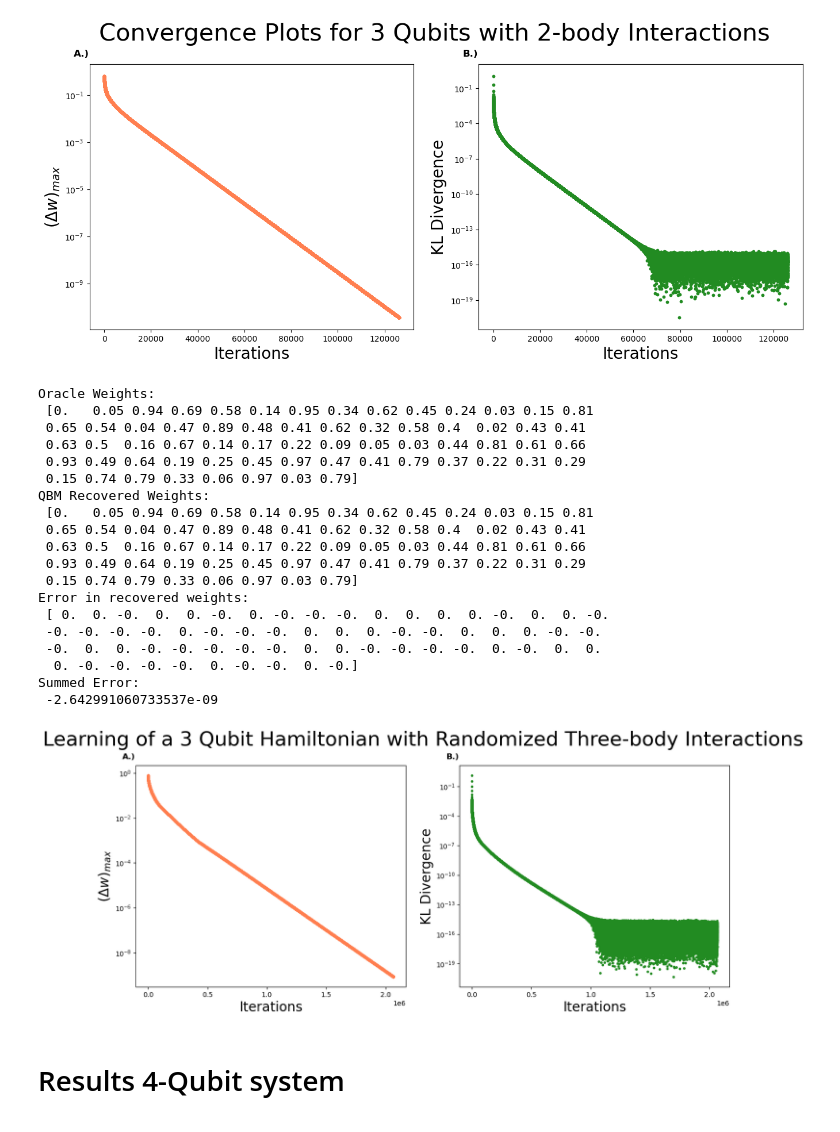
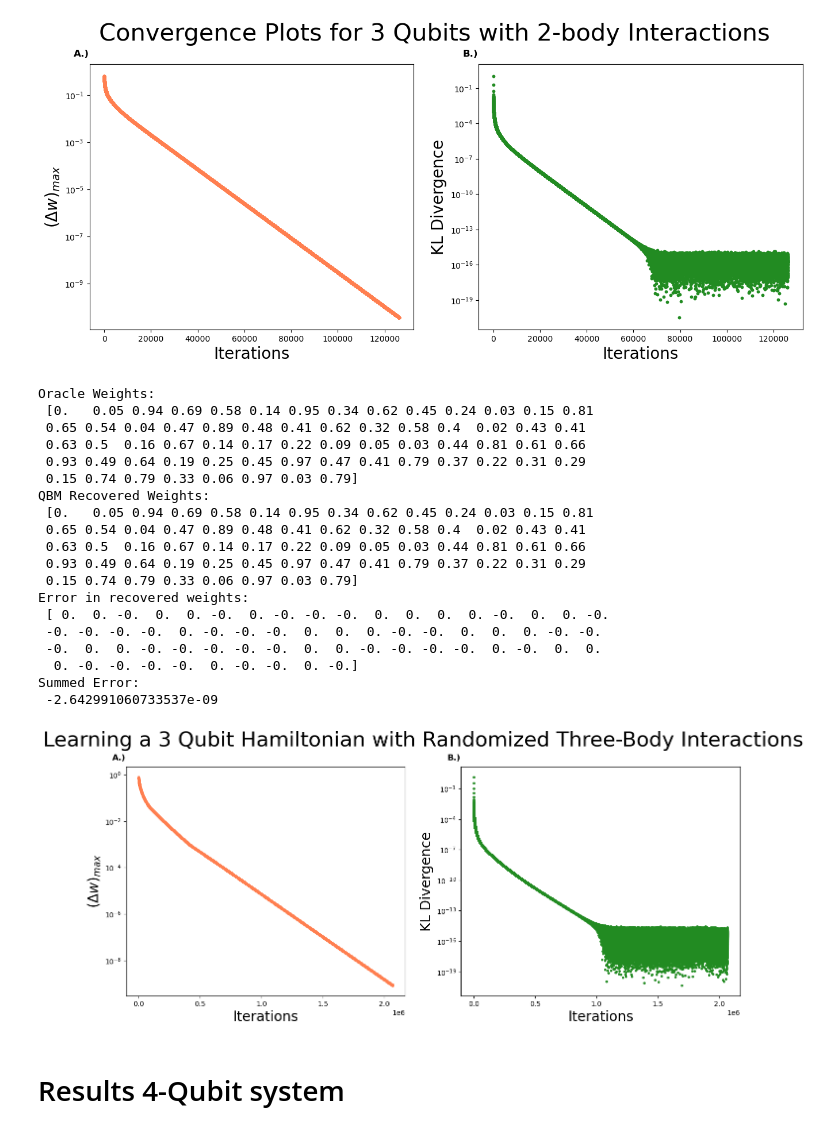
Before and after one commit to Victor-Alessandro/QBM-code, a Jupyter notebook: Quantum_Boltzmann_Machine.ipynb, the cells around one changed output. Drawn from its saved outputs; the diff is of its cells as text; code cells hidden in the pictures.

```diff
--- a/Quantum_Boltzmann_Machine.ipynb
+++ b/Quantum_Boltzmann_Machine.ipynb
@@ -513,35 +513,35 @@ w_initial= generate_random_parameter_matrix(random_seed + 1, num_qubits, interac
 w_qbm, lk, kl, Wdiff, it = quantum_boltzmann_machine(interaction_matrices, learning_rate, maxiter, tolerance, w_initial, eta = eta, w_eta = w_oracle)
 
 # print the recovered interaction weights and the oracle interaction weights for comparison
 np.set_printoptions(precision=2, suppress=True)
 print("Oracle Weights: \n", w_oracle)
 print("QBM Recovered Weights: \n", w_qbm)
 print("Error in recovered weights: \n", w_qbm - w_oracle)
 print("Summed Error: \n", np.sum(w_qbm - w_oracle))
 
 
-plot(it, Wdiff, kl, lk, title='Learning of a 3 Qubit Hamiltonian with Randomized Three-body Interactions', size=8)
+plot(it, Wdiff, kl, lk, title='Learning a 3 Qubit Hamiltonian with Randomized Three-Body Interactions', size=7)
 # %% [output]
 Oracle Weights:
  [0.   0.05 0.94 0.69 0.58 0.14 0.95 0.34 0.62 0.45 0.24 0.03 0.15 0.81
  0.65 0.54 0.04 0.47 0.89 0.48 0.41 0.62 0.32 0.58 0.4  0.02 0.43 0.41
  0.63 0.5  0.16 0.67 0.14 0.17 0.22 0.09 0.05 0.03 0.44 0.81 0.61 0.66
  0.93 0.49 0.64 0.19 0.25 0.45 0.97 0.47 0.41 0.79 0.37 0.22 0.31 0.29
  0.15 0.74 0.79 0.33 0.06 0.97 0.03 0.79]
 QBM Recovered Weights:
  [0.   0.05 0.94 0.69 0.58 0.14 0.95 0.34 0.62 0.45 0.24 0.03 0.15 0.81
  0.65 0.54 0.04 0.47 0.89 0.48 0.41 0.62 0.32 0.58 0.4  0.02 0.43 0.41
  0.63 0.5  0.16 0.67 0.14 0.17 0.22 0.09 0.05 0.03 0.44 0.81 0.61 0.66
  0.93 0.49 0.64 0.19 0.25 0.45 0.97 0.47 0.41 0.79 0.37 0.22 0.31 0.29
  0.15 0.74 0.79 0.33 0.06 0.97 0.03 0.79]
 Error in recovered weights:
  [ 0.  0. -0.  0.  0. -0.  0. -0. -0. -0.  0.  0.  0.  0. -0.  0.  0. -0.
  -0. -0. -0. -0.  0. -0. -0. -0.  0.  0.  0. -0. -0.  0.  0.  0. -0. -0.
  -0.  0.  0. -0. -0. -0. -0. -0.  0.  0. -0. -0. -0. -0.  0. -0.  0.  0.
   0. -0. -0. -0. -0.  0. -0. -0.  0. -0.]
 Summed Error:
  -2.642991060733537e-09
-[figure, old version]
+[figure, new version]
 # %% [markdown]
 # Results 4-Qubit system
 # %%
```
Also changed, not shown: parts of 1 cell of this notebook, 2 other files.
